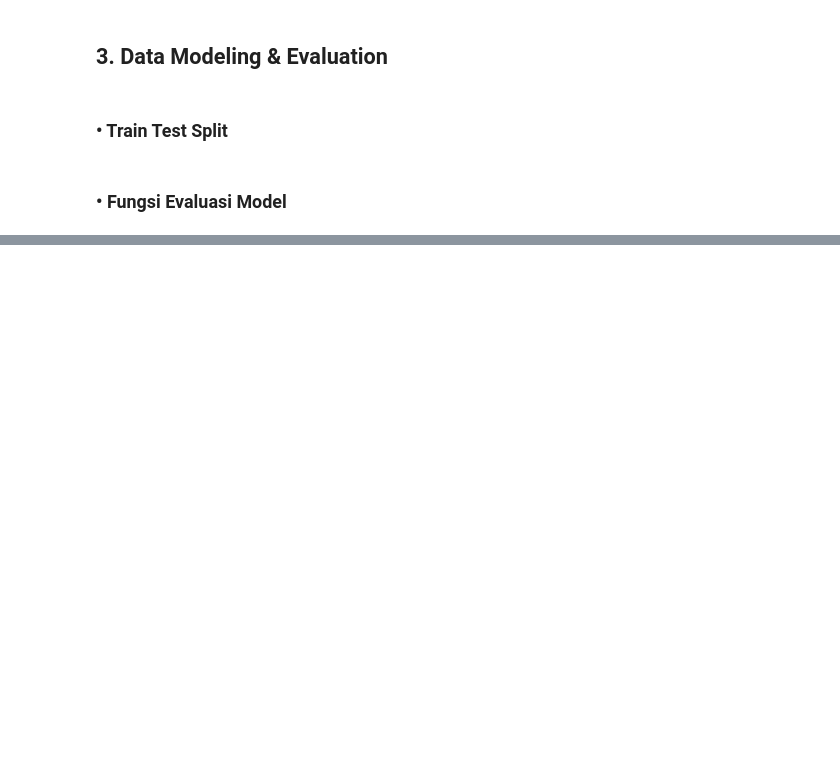
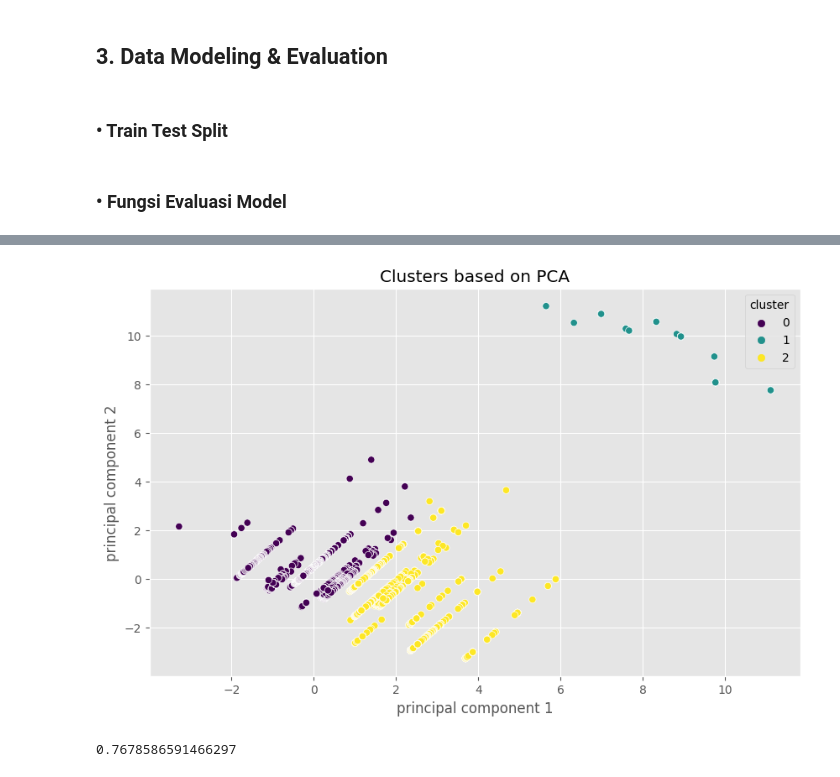
Before and after one commit to alvaroocls/TubesDataMining, a Jupyter notebook: main(2).ipynb, the cells around one changed output, grey strips where cells are left out. Saved outputs shown, nothing was run; the diff lists cells and outputs as text; code cells hidden in the pictures; blank space fills up the shorter version.

```diff
--- a/main(2).ipynb
+++ b/main(2).ipynb
@@ -502,0 +758,19 @@ Logistic Regression Confusion Matrix:<br>
+# %%
+#kmeans with 2 clusters
+kmeans = KMeans(n_clusters=3)
+kmeans.fit(principalDf)
+principalDf['cluster'] = kmeans.labels_
+# %%
+
+plt.figure(figsize=(10, 6))
+sns.scatterplot(x='principal component 1', y='principal component 2', hue='cluster', data=principalDf, palette='viridis')
+plt.title('Clusters based on PCA')
+plt.show()
+# %% [output]
+[figure, added]
+# %%
+#evaluate clustering
+from sklearn.metrics import silhouette_score
+silhouette_score(principalDf, kmeans.labels_)
+# %% [output]
+0.7678586591466297
```
Also changed, not shown: parts of 46 cells of this notebook.
